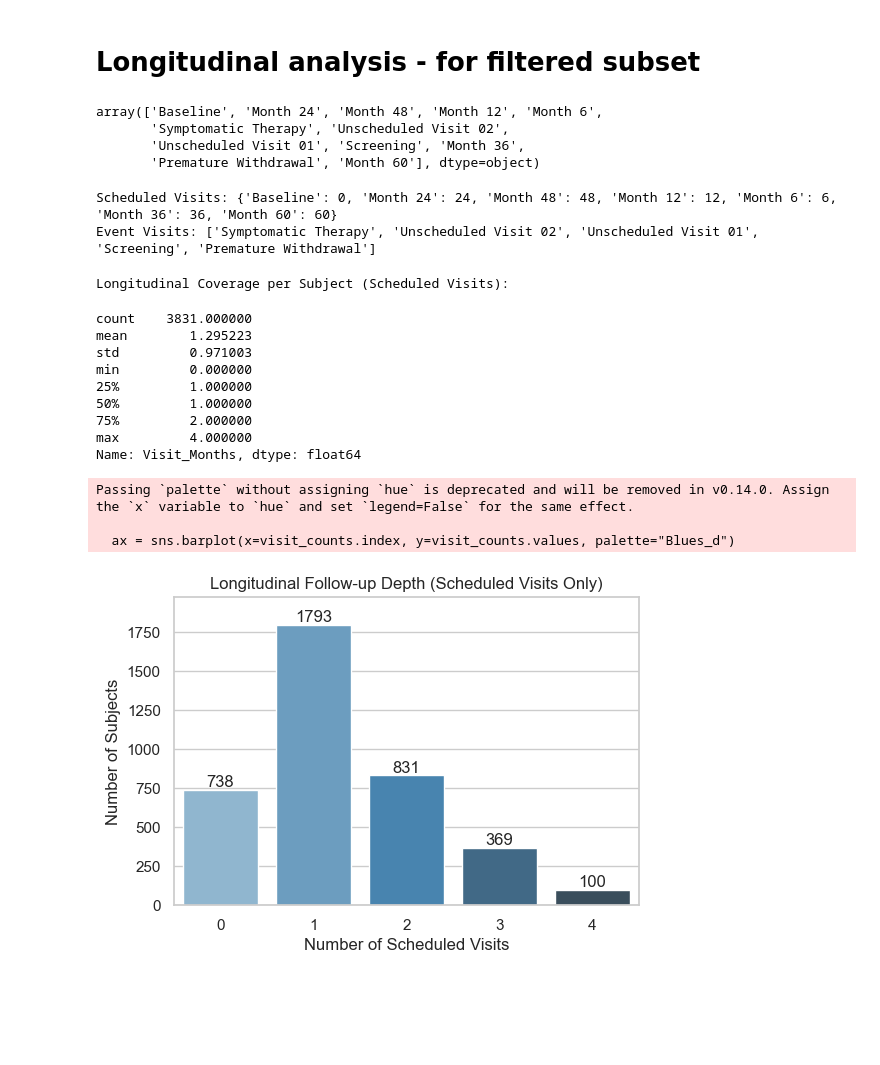
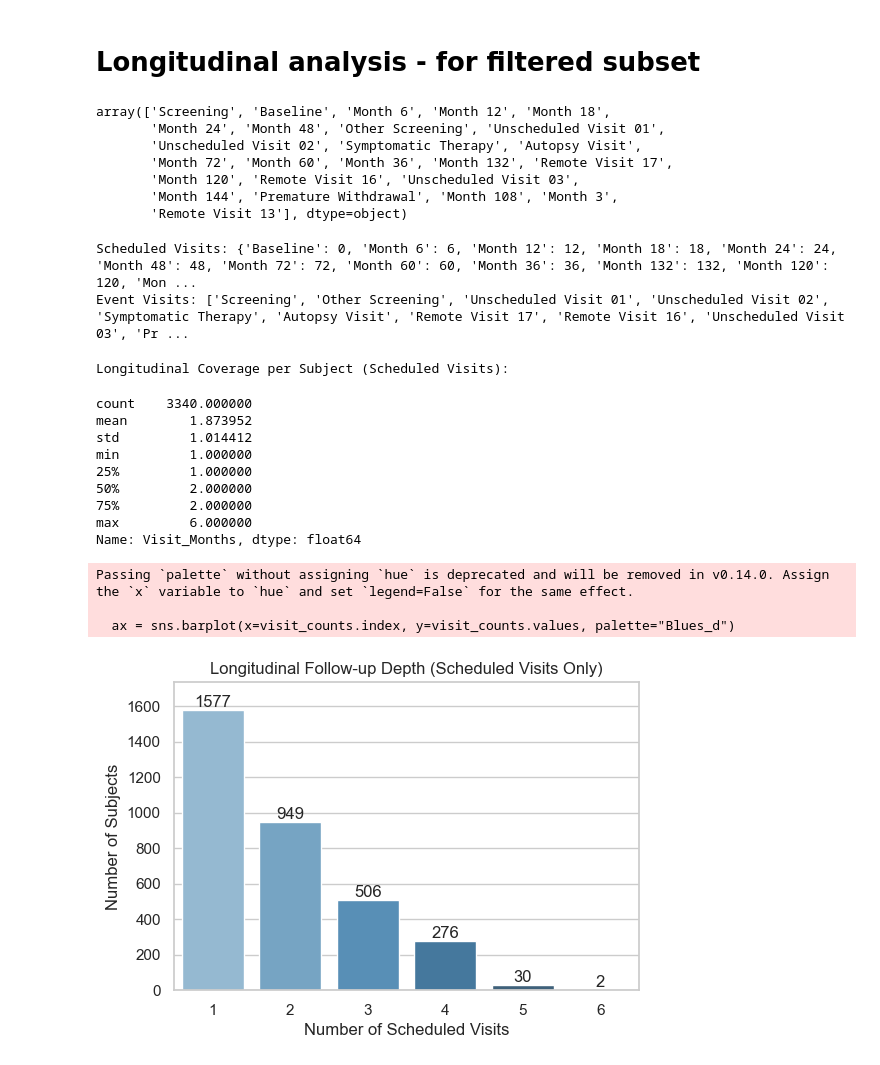
Before and after one commit to PierreFalconnier/mri-preprocessing, a Jupyter notebook: csv_exploration/ppmi_exploration.ipynb, the cells around one changed output. Drawn from its saved outputs; the diff is of its cells as text; code cells hidden in the pictures; blank space fills up the shorter version.

```diff
--- a/csv_exploration/ppmi_exploration.ipynb
+++ b/csv_exploration/ppmi_exploration.ipynb
@@ -22,14 +22,17 @@ ROOT_DIR = Path(os.getcwd()).resolve().parent
 # %%
 CSV_DIR = ROOT_DIR / "csv_dir"
 original_df = pd.read_csv(CSV_DIR / "PPMI_all.csv")
+
 
 # little adjustments
 original_df["Subject ID"] = original_df["Subject ID"].astype("category")
 original_df["Image ID"] = original_df["Image ID"].astype("category")
 original_df["Weight"] = original_df["Weight"].replace(0, np.nan)
 original_df["Age"] = original_df["Age"].replace(0, np.nan)
+original_df["Study Date"] = pd.to_datetime(original_df["Study Date"], errors="coerce")
 
 print(original_df.columns)
+print(len(original_df))
 
 fields = [
     "Acquisition Plane",
@@ -107,0 +150,2 @@ Filtered dataset size: 5745 images from 3097 subjects.
+# %%
+df = original_df
@@ -283,0 +411,15 @@ for col in categorical_cols:
+# %%
+df["Visit"] = df["Visit"].astype(str)
+
+# scans per subject per visit
+scans_per_subject_visit = (
+    df.groupby(["Subject ID", "Visit"], observed=True)
+    .size()
+    .reset_index(name="n_scans")
+)
+# Keep only rows with at least 1 scan
+scans_per_subject_visit = scans_per_subject_visit[
+    scans_per_subject_visit["n_scans"] > 0
+].copy()
+# print(scans_per_subject_visit.head())
+# print(scans_per_subject_visit["n_scans"].min())  # should now be >= 1
@@ -286,10 +452,13 @@ for col in categorical_cols:
 # %%
 df["Visit"].unique()
 # %% [output]
-array(['Baseline', 'Month 24', 'Month 48', 'Month 12', 'Month 6',
-       'Symptomatic Therapy', 'Unscheduled Visit 02',
-       'Unscheduled Visit 01', 'Screening', 'Month 36',
-       'Premature Withdrawal', 'Month 60'], dtype=object)
+array(['Screening', 'Baseline', 'Month 6', 'Month 12', 'Month 18',
+       'Month 24', 'Month 48', 'Other Screening', 'Unscheduled Visit 01',
+       'Unscheduled Visit 02', 'Symptomatic Therapy', 'Autopsy Visit',
+       'Month 72', 'Month 60', 'Month 36', 'Month 132', 'Remote Visit 17',
+       'Month 120', 'Remote Visit 16', 'Unscheduled Visit 03',
+       'Month 144', 'Premature Withdrawal', 'Month 108', 'Month 3',
+       'Remote Visit 13'], dtype=object)
 # %%
 import re
 import numpy as np
@@ -313,8 +482,8 @@ for v in visit_values:
 print("Scheduled Visits:", scheduled_visits)
 print("Event Visits:", event_visits)
 # %% [output]
-Scheduled Visits: {'Baseline': 0, 'Month 24': 24, 'Month 48': 48, 'Month 12': 12, 'Month 6': 6, 'Month 36': 36, 'Month 60': 60}
-Event Visits: ['Symptomatic Therapy', 'Unscheduled Visit 02', 'Unscheduled Visit 01', 'Screening', 'Premature Withdrawal']
+Scheduled Visits: {'Baseline': 0, 'Month 6': 6, 'Month 12': 12, 'Month 18': 18, 'Month 24': 24, 'Month 48': 48, 'Month 72': 72, 'Month 60': 60, 'Month 36': 36, 'Month 132': 132, 'Month 120': 120, 'Mon ...
+Event Visits: ['Screening', 'Other Screening', 'Unscheduled Visit 01', 'Unscheduled Visit 02', 'Symptomatic Therapy', 'Autopsy Visit', 'Remote Visit 17', 'Remote Visit 16', 'Unscheduled Visit 03', 'Pr ...
 # %%
 # Map scheduled visits to months and define visit type
 df["Visit_Months"] = df["Visit"].map(scheduled_visits)
@@ -327,7 +496,7 @@ scheduled_df = df[df["Visit_Type"] == "Scheduled"].copy()
 
 # Count unique scheduled visits per subject
 visits_per_subject = (
-    scheduled_df.groupby("Subject ID")["Visit_Months"]
+    scheduled_df.groupby("Subject ID", observed=True)["Visit_Months"]
     .nunique()
     .sort_values(ascending=False)
 )
@@ -337,37 +506,37 @@ summary_stats = visits_per_subject.describe()
 print("Longitudinal Coverage per Subject (Scheduled Visits):")
 display(summary_stats)
 
 # -------------------------------
 # Plot barplot with counts on top
 # -------------------------------
 # Count how many subjects have each number of visits
 visit_counts = visits_per_subject.value_counts().sort_index()
 
 plt.figure(figsize=(6, 4))
 ax = sns.barplot(x=visit_counts.index, y=visit_counts.values, palette="Blues_d")
 
 # Annotate each bar with the count
 for i, v in enumerate(visit_counts.values):
     ax.text(i, v + 0.5, str(v), ha="center", va="bottom")
 
 plt.xlabel("Number of Scheduled Visits")
 plt.ylabel("Number of Subjects")
 plt.title("Longitudinal Follow-up Depth (Scheduled Visits Only)")
 plt.xticks(range(len(visit_counts.index)), visit_counts.index)
 plt.ylim(0, visit_counts.values.max() * 1.1)  # Add some space for annotations
 plt.show()
 # %% [output]
 Longitudinal Coverage per Subject (Scheduled Visits):
-count    3831.000000
-mean        1.295223
-std         0.971003
-min         0.000000
+count    3340.000000
+mean        1.873952
+std         1.014412
+min         1.000000
 25%         1.000000
-50%         1.000000
+50%         2.000000
 75%         2.000000
-max         4.000000
+max         6.000000
 Name: Visit_Months, dtype: float64
 Passing `palette` without assigning `hue` is deprecated and will be removed in v0.14.0. Assign the `x` variable to `hue` and set `legend=False` for the same effect.
 
   ax = sns.barplot(x=visit_counts.index, y=visit_counts.values, palette="Blues_d")
-[figure, old version]
+[figure, new version]
```
Also changed, not shown: parts of 19 cells of this notebook, 6 other files.
